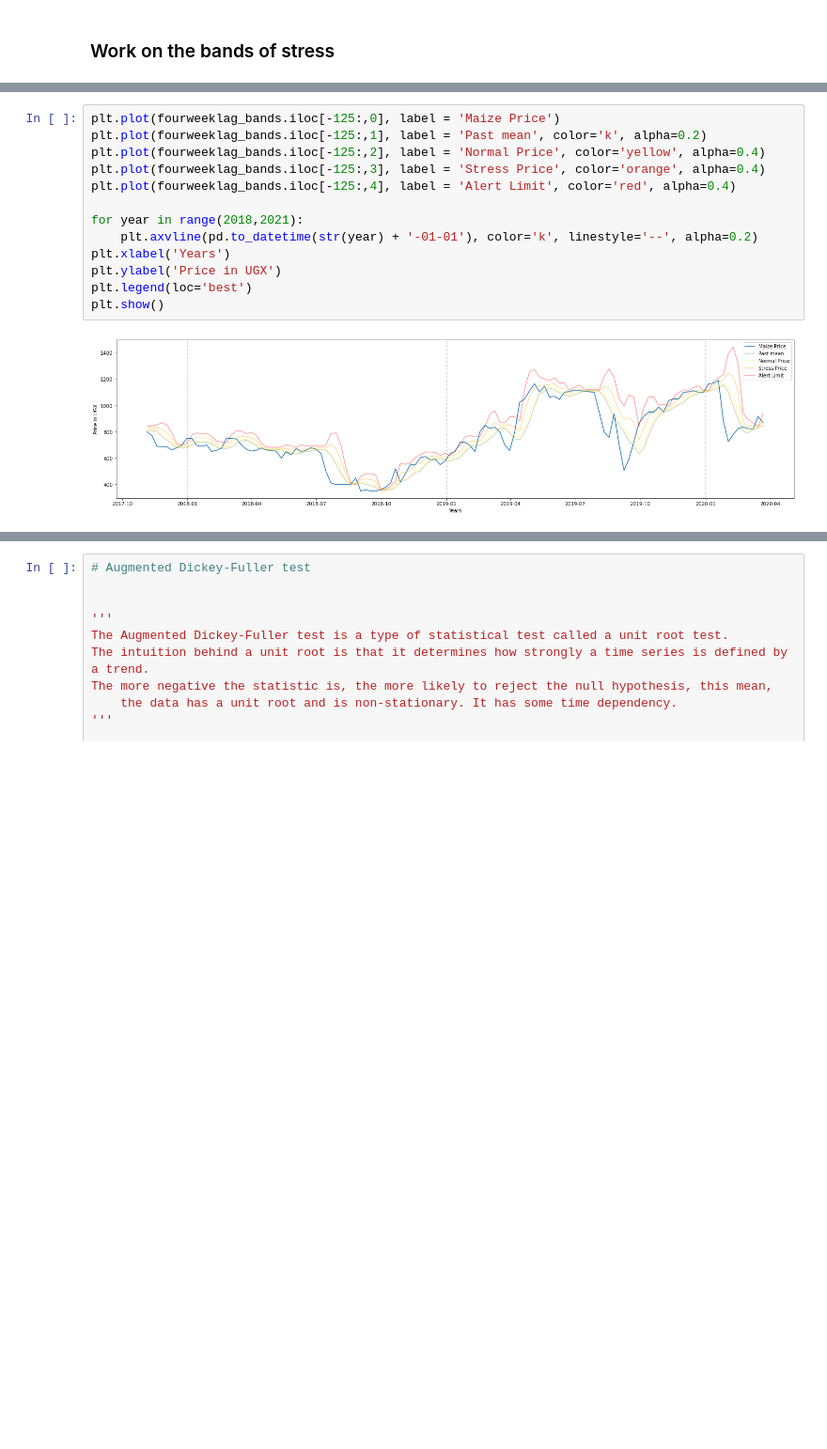
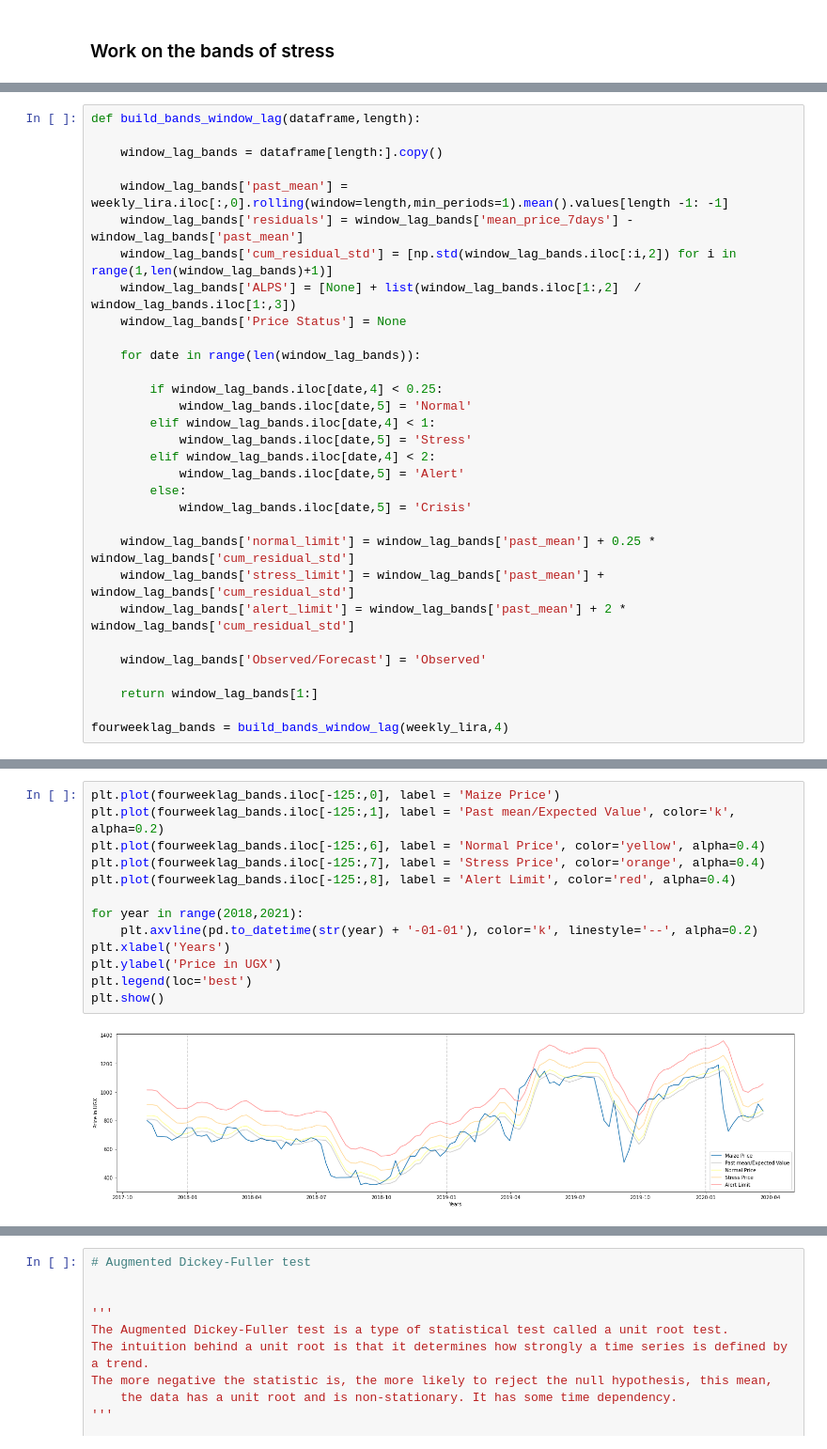
Before and after one commit to CodingDuckmx/Sauti-Africa-Market-Monitoring, a Jupyter notebook: maize_first_steps.ipynb, the cells around one changed output, grey strips where cells are left out. Shown at 94% size. Drawn from its saved outputs; the diff is of its cells as text; blank space fills up the shorter version.

```diff
--- a/maize_first_steps.ipynb
+++ b/maize_first_steps.ipynb
@@ -306,0 +294,31 @@ fourweeklag_bands = build_bands_window_lag(weekly_lira,4)
+# %%
+def build_bands_window_lag(dataframe,length):
+
+    window_lag_bands = dataframe[length:].copy()
+
+    window_lag_bands['past_mean'] = weekly_lira.iloc[:,0].rolling(window=length,min_periods=1).mean().values[length -1: -1]
+    window_lag_bands['residuals'] = window_lag_bands['mean_price_7days'] - window_lag_bands['past_mean']
+    window_lag_bands['cum_residual_std'] = [np.std(window_lag_bands.iloc[:i,2]) for i in range(1,len(window_lag_bands)+1)]
+    window_lag_bands['ALPS'] = [None] + list(window_lag_bands.iloc[1:,2]  / window_lag_bands.iloc[1:,3])
+    window_lag_bands['Price Status'] = None
+
+    for date in range(len(window_lag_bands)):
+
+        if window_lag_bands.iloc[date,4] < 0.25:
+            window_lag_bands.iloc[date,5] = 'Normal'
+        elif window_lag_bands.iloc[date,4] < 1:
+            window_lag_bands.iloc[date,5] = 'Stress'
+        elif window_lag_bands.iloc[date,4] < 2:
+            window_lag_bands.iloc[date,5] = 'Alert'
+        else:
+            window_lag_bands.iloc[date,5] = 'Crisis'
+
+    window_lag_bands['normal_limit'] = window_lag_bands['past_mean'] + 0.25 * window_lag_bands['cum_residual_std']
+    window_lag_bands['stress_limit'] = window_lag_bands['past_mean'] + window_lag_bands['cum_residual_std']
+    window_lag_bands['alert_limit'] = window_lag_bands['past_mean'] + 2 * window_lag_bands['cum_residual_std']
+
+    window_lag_bands['Observed/Forecast'] = 'Observed'
+
+    return window_lag_bands[1:]
+
+fourweeklag_bands = build_bands_window_lag(weekly_lira,4)
@@ -322,15 +356,15 @@ plt.show()
 # %%
 plt.plot(fourweeklag_bands.iloc[-125:,0], label = 'Maize Price')
-plt.plot(fourweeklag_bands.iloc[-125:,1], label = 'Past mean', color='k', alpha=0.2)
-plt.plot(fourweeklag_bands.iloc[-125:,2], label = 'Normal Price', color='yellow', alpha=0.4)
-plt.plot(fourweeklag_bands.iloc[-125:,3], label = 'Stress Price', color='orange', alpha=0.4)
-plt.plot(fourweeklag_bands.iloc[-125:,4], label = 'Alert Limit', color='red', alpha=0.4)
+plt.plot(fourweeklag_bands.iloc[-125:,1], label = 'Past mean/Expected Value', color='k', alpha=0.2)
+plt.plot(fourweeklag_bands.iloc[-125:,6], label = 'Normal Price', color='yellow', alpha=0.4)
+plt.plot(fourweeklag_bands.iloc[-125:,7], label = 'Stress Price', color='orange', alpha=0.4)
+plt.plot(fourweeklag_bands.iloc[-125:,8], label = 'Alert Limit', color='red', alpha=0.4)
 
 for year in range(2018,2021):
     plt.axvline(pd.to_datetime(str(year) + '-01-01'), color='k', linestyle='--', alpha=0.2)
 plt.xlabel('Years')
 plt.ylabel('Price in UGX')
 plt.legend(loc='best')
 plt.show()
 # %% [output]
-[figure, old version]
+[figure, new version]
```
Also changed, not shown: parts of 29 cells of this notebook.
